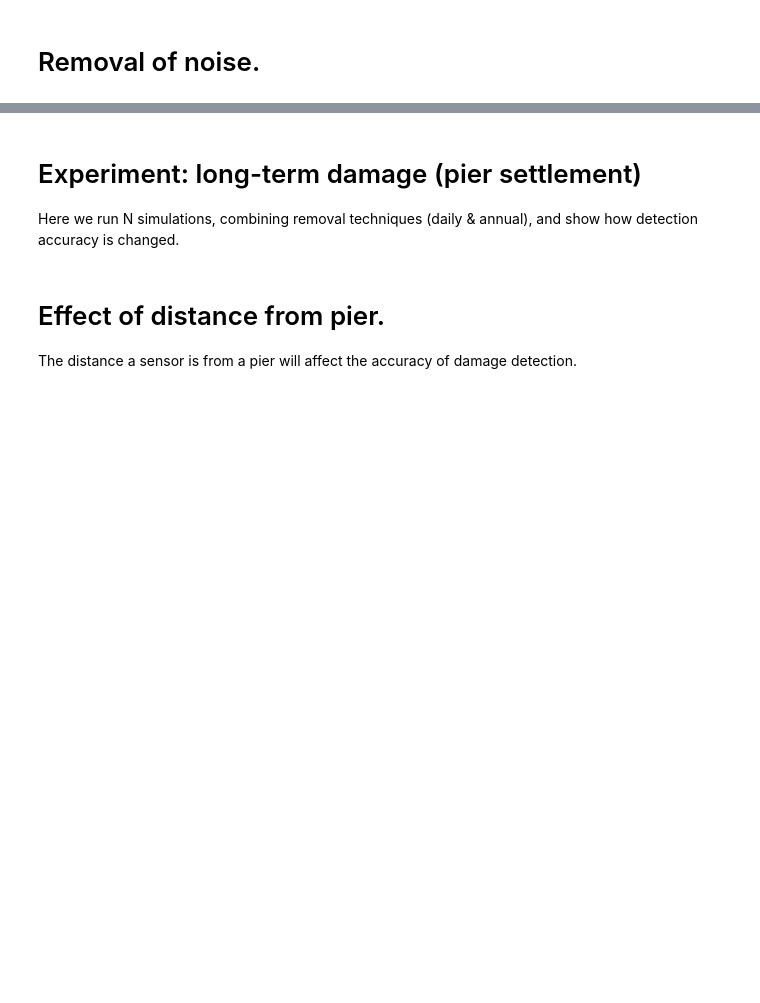
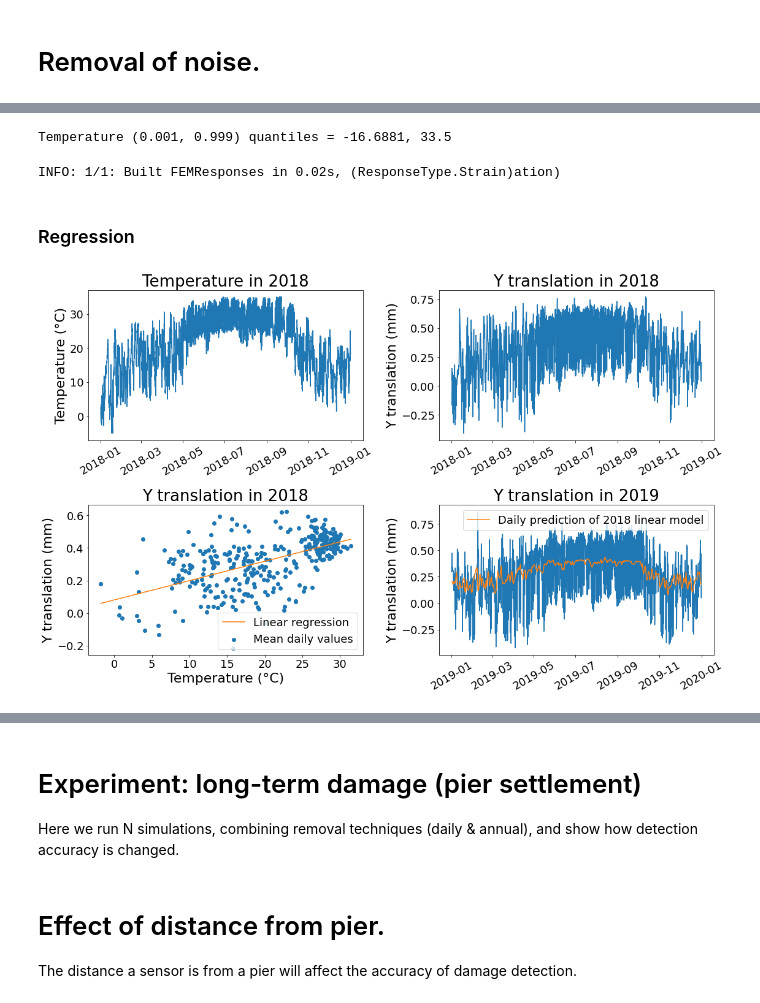
Before and after one commit to jerbaroo/bridge-sim, a Jupyter notebook: notebooks/piers.ipynb, the cells around one changed output, grey strips where cells are left out. Cells and saved outputs as stored; diff of their text form; code cells hidden in the pictures; blank space fills up the shorter version.

Commit message:
Annual noise removal

```diff
--- a/notebooks/piers.ipynb
+++ b/notebooks/piers.ipynb
@@ -596,0 +600,17 @@ INFO: Saving image to /Users/jeremy/Desktop/mesh-med-600-mar/generated-data-imag
+# %%
+# Load minute-by-minute temperature data for the year.
+from_ = datetime.fromisoformat(f"2018-01-01T00:00")
+to = datetime.fromisoformat(f"2018-12-31T23:59")
+temps_2018 = temperature.from_to_mins(temperature.load("holly-springs-18"), from_, to)
+temps_2018["temp"] = temperature.resize(temps_2018["temp"])
+# %% [output]
+Temperature (0.001, 0.999) quantiles = -16.6881, 33.5
+# %%
+# Effect of annual temperature.
+effect_2018_y = resize_y(temperature.effect(c=c, response_type=rt_y, points=[sensor_point], temps=temps_2018["temp"], solar=temps_2018["solar"], len_per_hour=60)[0])
+effect_2018_s = temperature.effect(c=c, response_type=rt_s, points=[sensor_point], temps=temps_2018["temp"], solar=temps_2018["solar"], len_per_hour=60)[0]
+assert len(temps_2018) == len(effect_2018_y)
+# %% [output]
+INFO: 1/1: Built FEMResponses in 0.02s, (ResponseType.Strain)ation)
+# %% [markdown]
+### Regression
@@ -596,0 +637,47 @@ INFO: Saving image to /Users/jeremy/Desktop/mesh-med-600-mar/generated-data-imag
+# %%
+num_days_2019 = len(temps_2019) / daily_samples
+assert num_days_2019 == 365
+
+regress_temps_2019 = []
+regress_dates_2019 = []
+for i in range(int(num_days_2019)):
+    lo = i * daily_samples
+    hi = lo + daily_samples
+    regress_temps_2019.append(np.mean(temps_2019["temp"][lo:hi]))
+    regress_dates_2019.append(temps_2019["datetime"][int((lo + hi) / 2)])
+regress_temps_2019 = np.array(regress_temps_2019)
+regress_dates_2019 = np.array(regress_dates_2019)
+# %%
+plt.landscape()
+plt.subplot(2, 2, 1)
+plt.plot(temps_2018["datetime"], temps_2018["temp"])
+plt.ylabel("Temperature (°C)")
+# plt.xlabel("Date")
+plt.title("Temperature in 2018")
+plt.xticks(rotation=30)
+plt.subplot(2, 2, 2)
+plt.plot(temps_2018["datetime"], effect_2018_y)
+plt.ylabel("Y translation (mm)")
+plt.xticks(rotation=30)
+# plt.xlabel("Date")
+plt.title("Y translation in 2018")
+plt.subplot(2, 2, 3)
+plt.scatter(regress_temps_2018, regress_y_2018, label="Mean daily values")
+lr_y_2018 = LinearRegression().fit(regress_temps_2018.reshape(-1, 1), regress_y_2018)
+x = np.linspace(min(regress_temps_2018), max(regress_temps_2018), 100).reshape(-1, 1)
+plt.plot(x, lr_y_2018.predict(x), color="tab:orange", label="Linear regression")
+plt.legend()
+plt.ylabel("Y translation (mm)")
+plt.xlabel("Temperature (°C)")
+plt.title("Y translation in 2018")
+plt.subplot(2, 2, 4)
+plt.plot(temps_2019["datetime"], effect_2019_y)
+plt.plot(regress_dates_2019, lr_y_2018.predict(regress_temps_2019.reshape(-1, 1)), label="Daily prediction of 2018 linear model")
+plt.legend()
+plt.ylabel("Y translation (mm)")
+plt.title("Y translation in 2019")
+plt.xticks(rotation=30)
+plt.tight_layout()
+# plt.gcf().autofmt_xdate()
+# %% [output]
+[figure, added]
```
Also changed, not shown: parts of 12 cells of this notebook, 2 other files.
